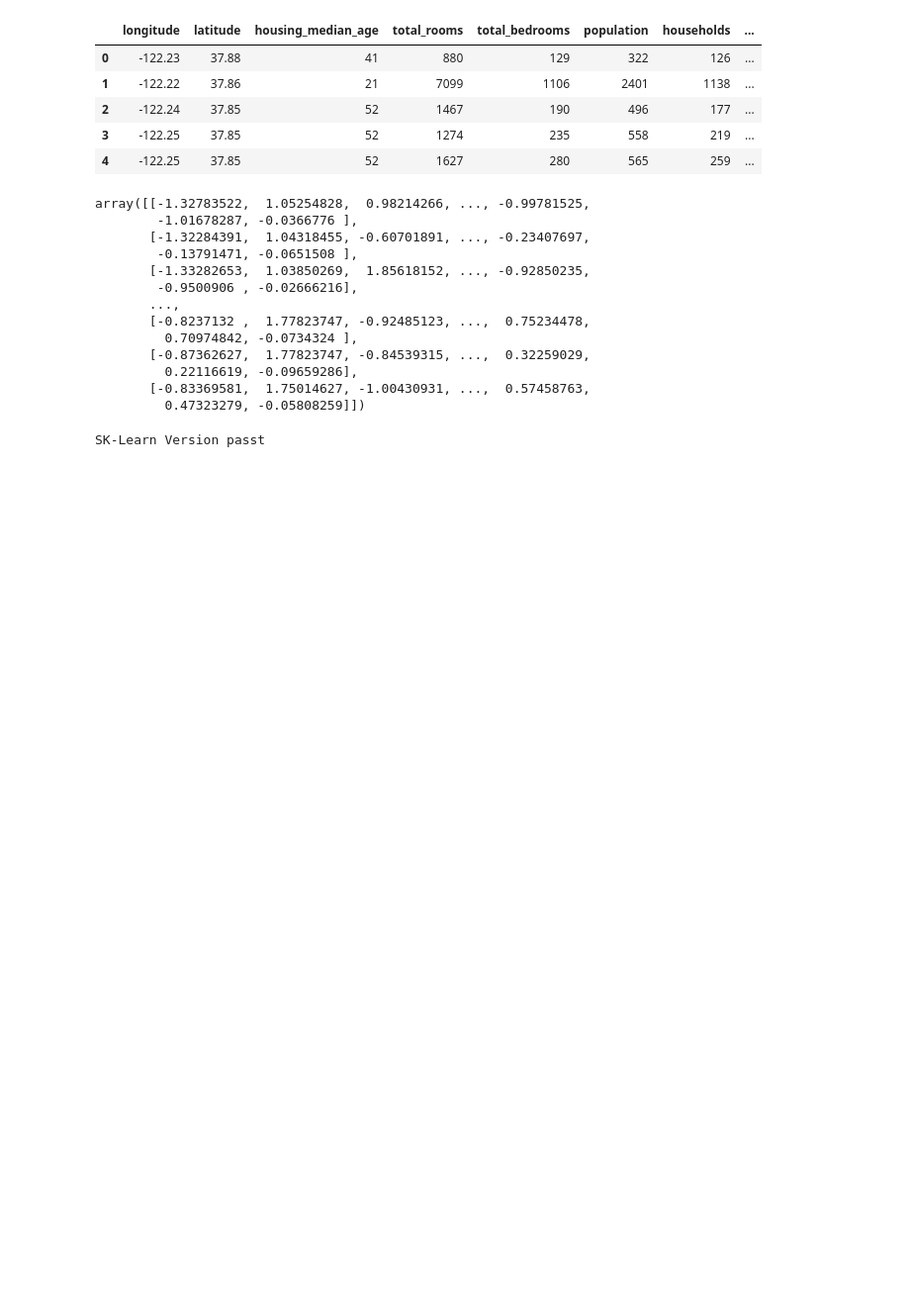
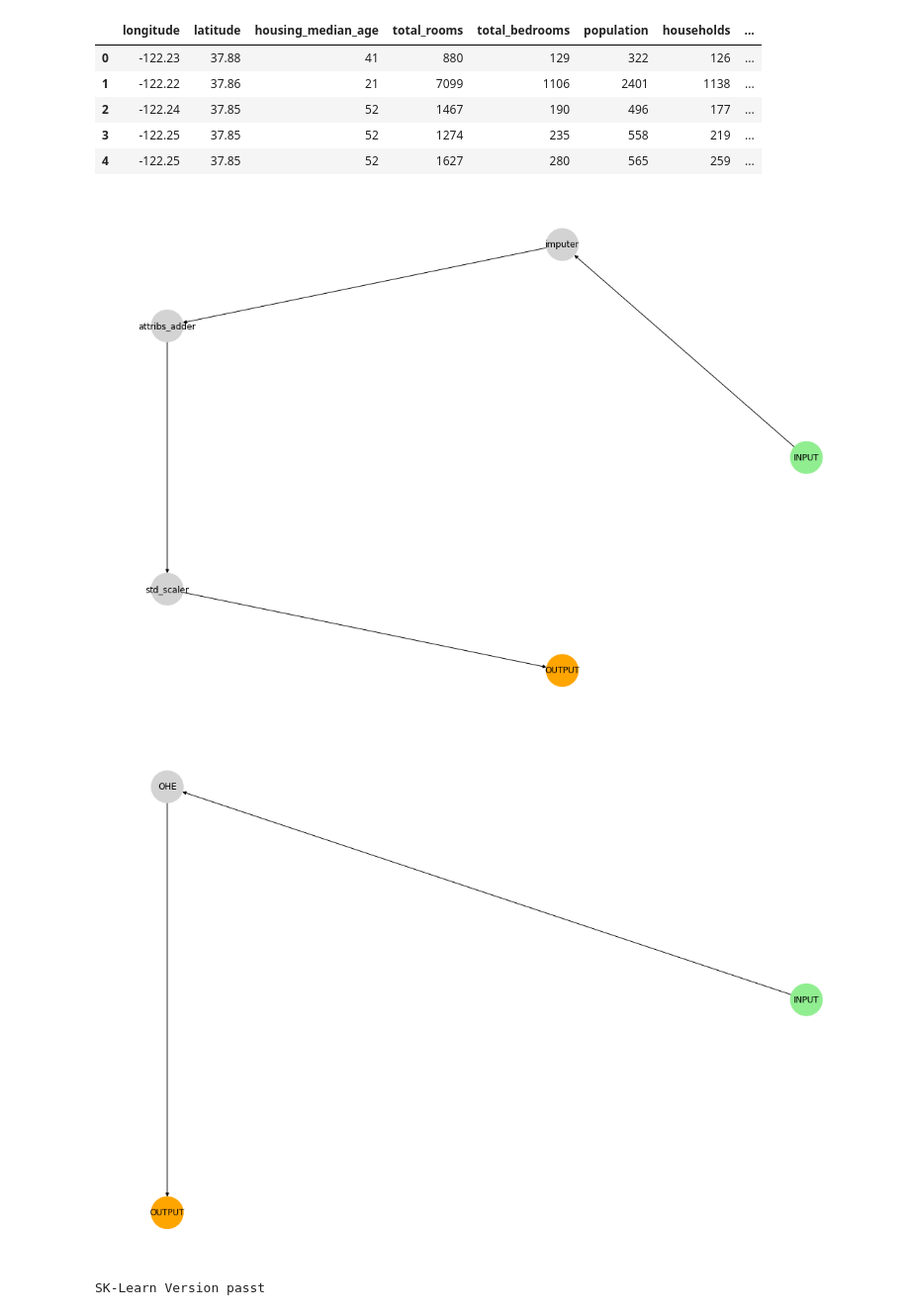
Before and after one commit to JHC90/Doc-Tool-Contents, a Jupyter notebook: Docus/DataScience/Praxis/Regression/HOML-California-Housing-Prices/04_Califronia_Housing_DataPreprocessing.ipynb, the cells around one changed output. Shown at 99% size. Cells and saved outputs as stored; diff of their text form; code cells hidden in the pictures; blank space fills up the shorter version.

```diff
--- a/Docus/DataScience/Praxis/Regression/HOML-California-Housing-Prices/04_Califronia_Housing_DataPreprocessing.ipynb
+++ b/Docus/DataScience/Praxis/Regression/HOML-California-Housing-Prices/04_Califronia_Housing_DataPreprocessing.ipynb
@@ -285,29 +285,25 @@ housing_extra_attribs.head()
 # %%
 from sklearn.pipeline import Pipeline
 from sklearn.preprocessing import StandardScaler
 
 num_pipeline = Pipeline([
         ('imputer', SimpleImputer(strategy="median")),
         ('attribs_adder', FunctionTransformer(add_extra_features, validate=False)),
         ('std_scaler', StandardScaler()),
     ])
 
+cat_pipeline = Pipeline([
+        ('OHE', OneHotEncoder())
+    ])
+
 housing_num_tr = num_pipeline.fit_transform(housing_num)
 housing_num_tr
+from pipe_tools.pipe_visualizer import plot_pipeline
+plot_pipeline(num_pipeline, "pipeline_plot.png")
+plot_pipeline(cat_pipeline, "pipeline_plot.png")
 # %% [output]
-array([[-1.32783522,  1.05254828,  0.98214266, ..., -0.99781525,
-        -1.01678287, -0.0366776 ],
-       [-1.32284391,  1.04318455, -0.60701891, ..., -0.23407697,
-        -0.13791471, -0.0651508 ],
-       [-1.33282653,  1.03850269,  1.85618152, ..., -0.92850235,
-        -0.9500906 , -0.02666216],
-       ...,
-       [-0.8237132 ,  1.77823747, -0.92485123, ...,  0.75234478,
-         0.70974842, -0.0734324 ],
-       [-0.87362627,  1.77823747, -0.84539315, ...,  0.32259029,
-         0.22116619, -0.09659286],
-       [-0.83369581,  1.75014627, -1.00430931, ...,  0.57458763,
-         0.47323279, -0.05808259]])
+[figure, added]
+[figure, added]
 # %%
 try:
     from sklearn.compose import ColumnTransformer
```
Also changed, not shown: parts of 1 cell of this notebook, 10 other files.
